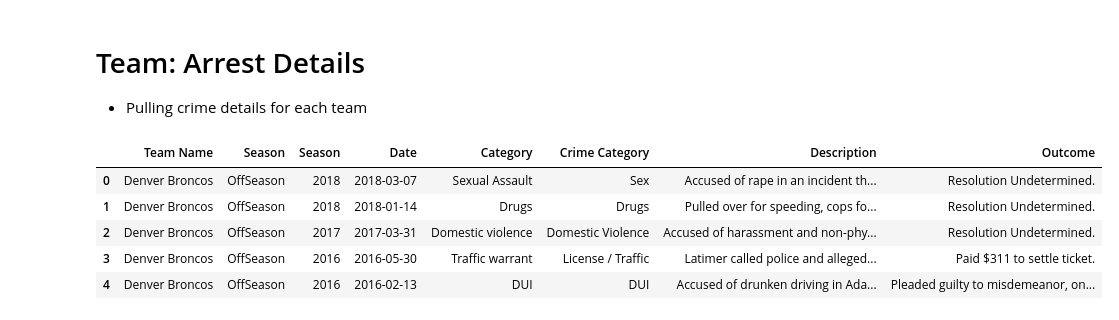
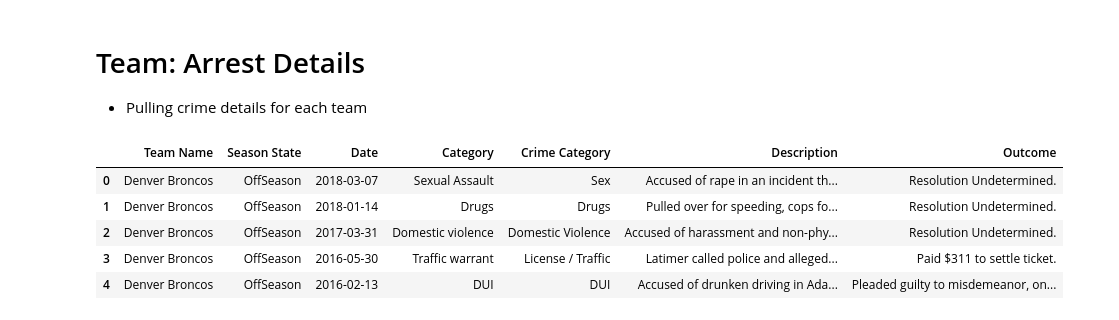
Before and after one commit to risatino/project-seadogs, a Jupyter notebook: player_team_arrest_details.ipynb, the cells around one changed output. Saved outputs shown, nothing was run; the diff lists cells and outputs as text; code cells hidden in the pictures.

```diff
--- a/player_team_arrest_details.ipynb
+++ b/player_team_arrest_details.ipynb
@@ -87,18 +87,18 @@ team_arrest_details_df = pd.DataFrame(flat_list1)
 # %%
 #clean dataframe
 team_arrest_details_df = team_arrest_details_df.rename(columns={"Team_preffered_name": "Team Name", "Date": "Date", "Category": "Category",
                                                              "Crime_category": "Crime Category", "Description": "Description",
-                                                             "Outcome": "Outcome", "ArrestSeasonState": "Season"})
-team_arrest_details_df = team_arrest_details_df[["Team Name", "Season", "Date", "Category", "Crime Category", "Description", "Outcome"]]
+                                                             "Outcome": "Outcome", "ArrestSeasonState": "Season State"})
+team_arrest_details_df = team_arrest_details_df[["Team Name", "Season State", "Date", "Category", "Crime Category", "Description", "Outcome"]]
 
 team_arrest_details_df.head()
 # %% [output]
-|  | Team Name | Season | Season | Date | Category | Crime Category | Description | Outcome |
-| 0 | Denver Broncos | OffSeason | 2018 | 2018-03-07 | Sexual Assault | Sex | Accused of rape in an incident th... | Resolution Undetermined. |
-| 1 | Denver Broncos | OffSeason | 2018 | 2018-01-14 | Drugs | Drugs | Pulled over for speeding, cops fo... | Resolution Undetermined. |
-| 2 | Denver Broncos | OffSeason | 2017 | 2017-03-31 | Domestic violence | Domestic Violence | Accused of harassment and non-phy... | Resolution Undetermined. |
-| 3 | Denver Broncos | OffSeason | 2016 | 2016-05-30 | Traffic warrant | License / Traffic | Latimer called police and alleged... | Paid $311 to settle ticket. |
-| 4 | Denver Broncos | OffSeason | 2016 | 2016-02-13 | DUI | DUI | Accused of drunken driving in Ada... | Pleaded guilty to misdemeanor, on... |
+|  | Team Name | Season State | Date | Category | Crime Category | Description | Outcome |
+| 0 | Denver Broncos | OffSeason | 2018-03-07 | Sexual Assault | Sex | Accused of rape in an incident th... | Resolution Undetermined. |
+| 1 | Denver Broncos | OffSeason | 2018-01-14 | Drugs | Drugs | Pulled over for speeding, cops fo... | Resolution Undetermined. |
+| 2 | Denver Broncos | OffSeason | 2017-03-31 | Domestic violence | Domestic Violence | Accused of harassment and non-phy... | Resolution Undetermined. |
+| 3 | Denver Broncos | OffSeason | 2016-05-30 | Traffic warrant | License / Traffic | Latimer called police and alleged... | Paid $311 to settle ticket. |
+| 4 | Denver Broncos | OffSeason | 2016-02-13 | DUI | DUI | Accused of drunken driving in Ada... | Pleaded guilty to misdemeanor, on... |
 # %%
 # save to CSV
 #team_arrest_details_df.to_csv(f"team_arrest_details.csv", index = False)
```
Also changed, not shown: parts of 11 cells of this notebook, 13 other files.
